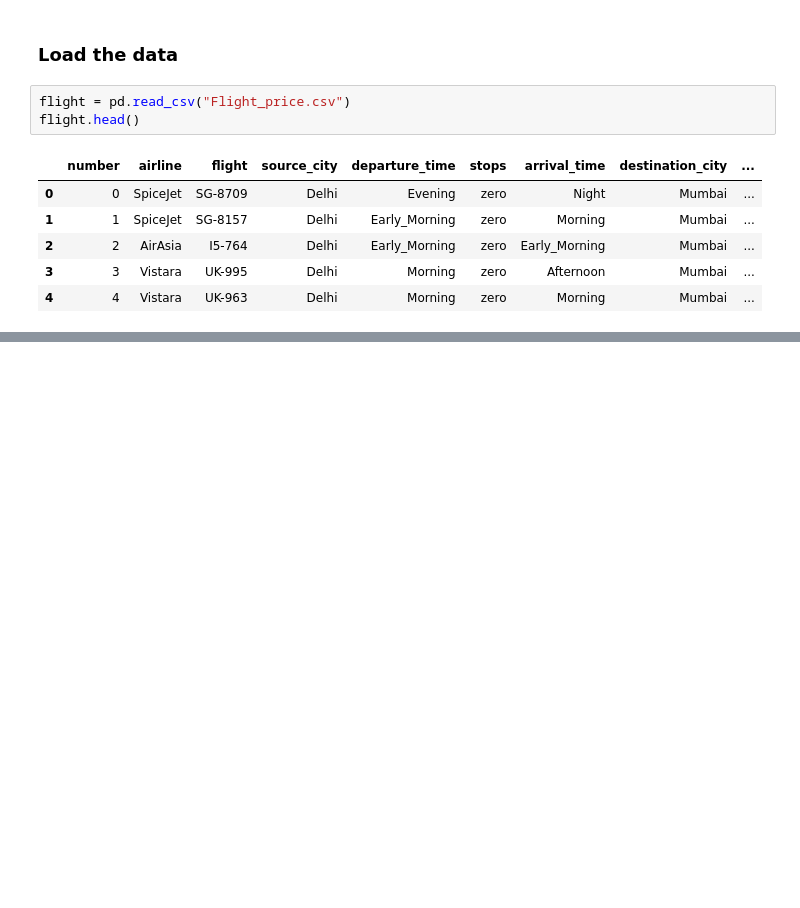
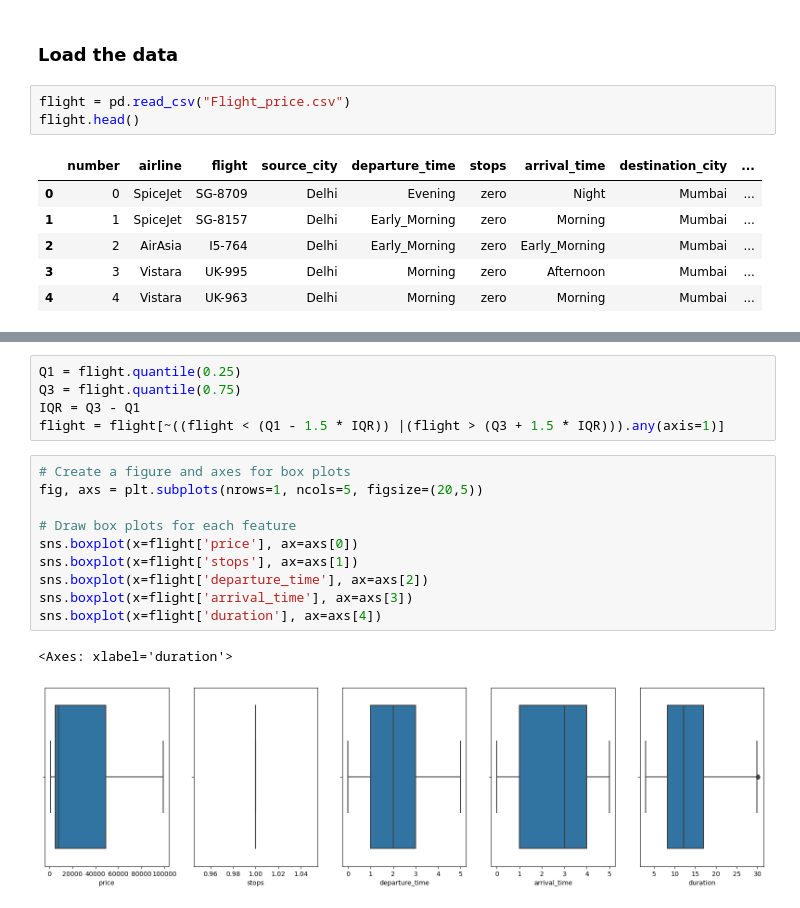
Before and after one commit to dhasaf/Classification, a Jupyter notebook: FlightPricePrediction.ipynb, the cells around one changed output, grey strips where cells are left out. Drawn from its saved outputs; the diff is of its cells as text; blank space fills up the shorter version.

```diff
--- a/FlightPricePrediction.ipynb
+++ b/FlightPricePrediction.ipynb
@@ -32,0 +186,18 @@ flight.head()
+# %%
+Q1 = flight.quantile(0.25)
+Q3 = flight.quantile(0.75)
+IQR = Q3 - Q1
+flight = flight[~((flight < (Q1 - 1.5 * IQR)) |(flight > (Q3 + 1.5 * IQR))).any(axis=1)]
+# %%
+# Create a figure and axes for box plots
+fig, axs = plt.subplots(nrows=1, ncols=5, figsize=(20,5))
+
+# Draw box plots for each feature
+sns.boxplot(x=flight['price'], ax=axs[0])
+sns.boxplot(x=flight['stops'], ax=axs[1])
+sns.boxplot(x=flight['departure_time'], ax=axs[2])
+sns.boxplot(x=flight['arrival_time'], ax=axs[3])
+sns.boxplot(x=flight['duration'], ax=axs[4])
+# %% [output]
+<Axes: xlabel='duration'>
+[figure, added]
```
Also changed, not shown: parts of 39 cells of this notebook.
